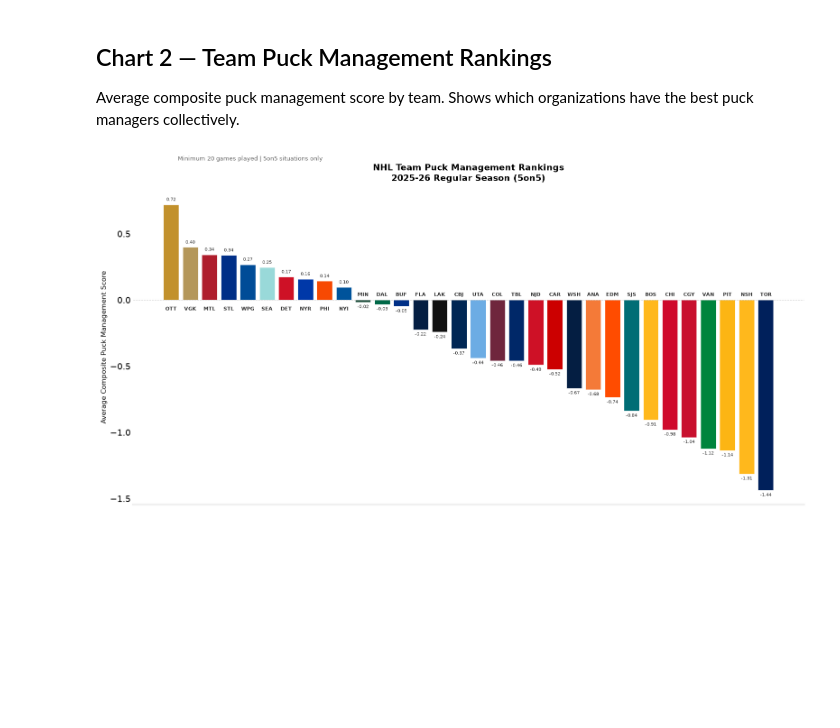
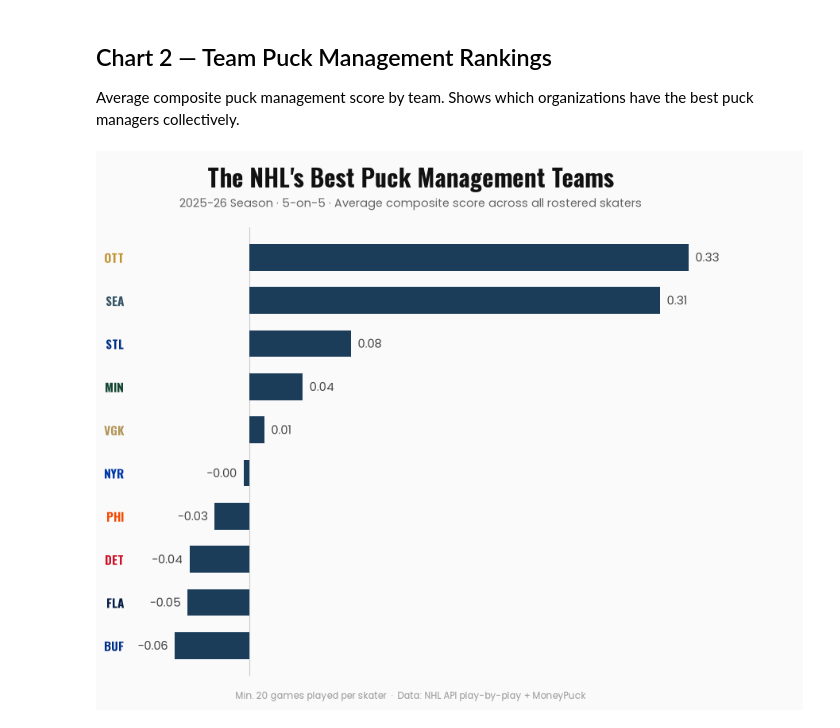
Before and after one commit to zakiaslam22/nhl-puck-management, a Jupyter notebook: notebooks/04_visualizations.ipynb, the cells around one changed output. Drawn from its saved outputs; the diff is of its cells as text; code cells hidden in the pictures; blank space fills up the shorter version.

```diff
--- a/notebooks/04_visualizations.ipynb
+++ b/notebooks/04_visualizations.ipynb
@@ -88,54 +114,64 @@ plt.show()
 Average composite puck management score by team. Shows which
 organizations have the best puck managers collectively.
 # %%
-# Average composite score by team
+team_colors = {
+    'ANA': '#F47A38', 'BOS': '#FFB81C', 'BUF': '#003087', 'CGY': '#C8102E',
+    'CAR': '#CC0000', 'CHI': '#CF0A2C', 'COL': '#6F263D', 'CBJ': '#002654',
+    'DAL': '#006847', 'DET': '#CE1126', 'EDM': '#FF4C00', 'FLA': '#041E42',
+    'LAK': '#111111', 'MIN': '#154734', 'MTL': '#AF1E2D', 'NSH': '#FFB81C',
+    'NJD': '#CE1126', 'NYI': '#00539B', 'NYR': '#0038A8', 'OTT': '#C2912C',
+    'PHI': '#F74902', 'PIT': '#FCB514', 'STL': '#002F87', 'SJS': '#006D75',
+    'SEA': '#355464', 'TBL': '#002868', 'TOR': '#00205B', 'UTA': '#6CACE4',
+    'VAN': '#00843D', 'VGK': '#B4975A', 'WSH': '#041E42', 'WPG': '#004C97',
+}
+
+BAR_COLOR = '#1C3D5A'
+BG = '#FAFAFA'
+
 team_rankings = final_rankings.groupby('team').agg(
     avg_score=('composite_score', 'mean'),
     num_players=('composite_score', 'count')
-).reset_index().sort_values('avg_score', ascending=False)
+).reset_index().sort_values('avg_score', ascending=False).head(10)
+team_rankings = team_rankings.iloc[::-1]
 
-bar_colors = [team_colors.get(team, '#333333') for team in team_rankings['team']]
+fig, ax = plt.subplots(figsize=(10, 7))
+fig.patch.set_facecolor(BG)
+ax.set_facecolor(BG)
 
-fig, ax = plt.subplots(figsize=(16, 8))
-fig.patch.set_facecolor('white')
-ax.set_facecolor('white')
+y_pos = np.arange(len(team_rankings))
+ax.barh(y_pos, team_rankings['avg_score'], color=BAR_COLOR, height=0.62, zorder=3)
 
-bars = ax.bar(range(len(team_rankings)), team_rankings['avg_score'],
-              color=bar_colors, edgecolor='white', linewidth=0.5)
+x_min = min(team_rankings['avg_score'].min(), 0) - 0.03
+x_max = team_rankings['avg_score'].max() + 0.08
+ax.set_xlim(x_min, x_max)
 
-# Team labels and scores
-for i, (bar, val, team) in enumerate(zip(bars, team_rankings['avg_score'], team_rankings['team'])):
-    if val >= 0:
-        # Score above bar
-        ax.text(i, val + 0.02, f'{val:.2f}', ha='center', va='bottom',
-                fontsize=7, color='#333333')
-        # Team label below x axis
-        ax.text(i, -0.05, team, ha='center', va='top',
-                fontsize=8, color='#333333', fontweight='bold')
-    else:
-        # Score below bar
-        ax.text(i, val - 0.02, f'{val:.2f}', ha='center', va='top',
-                fontsize=7, color='#333333')
-        # Team label above x axis
-        ax.text(i, 0.02, team, ha='center', va='bottom',
-                fontsize=8, color='#333333', fontweight='bold')
+for i, val in enumerate(team_rankings['avg_score']):
+    ha = 'left' if val >= 0 else 'right'
+    offset = 0.005 if val >= 0 else -0.005
+    ax.text(val + offset, i, f'{val:.2f}', va='center', ha=ha, fontsize=10.5, color='#444444', fontproperties=BODY_FONT)
 
+for i, (idx, row) in enumerate(team_rankings.iterrows()):
+    team_color = team_colors.get(row['team'], '#888888')
+    ax.text(x_min - 0.008, i, row['team'], va='center', ha='right',
+            fontsize=11, color=team_color, fontproperties=TITLE_FONT)
+
+ax.axvline(x=0, color='#CCCCCC', linewidth=0.8, zorder=1)
+
+ax.set_yticks([])
+ax.set_ylim(-0.7, len(team_rankings)-0.3)
 ax.set_xticks([])
-ax.set_ylabel('Average Composite Puck Management Score', fontsize=11)
-ax.set_title('NHL Team Puck Management Rankings\n2025-26 Regular Season (5on5)',
-             fontsize=14, fontweight='bold', pad=15)
+for spine in ax.spines.values():
+    spine.set_visible(False)
 
-ax.grid(False)
-ax.spines['top'].set_visible(False)
-ax.spines['right'].set_visible(False)
-ax.spines['left'].set_visible(False)
-ax.axhline(y=0, color='#cccccc', linestyle='--', linewidth=0.8)
+fig.text(0.5, 0.94, "The NHL's Best Puck Management Teams", fontsize=22, color='#111111',
+          ha='center', fontproperties=TITLE_FONT)
+fig.text(0.5, 0.905, '2025-26 Season · 5-on-5 · Average composite score across all rostered skaters',
+          fontsize=10.5, color='#666666', ha='center', fontproperties=BODY_FONT)
+fig.text(0.5, 0.02, 'Min. 20 games played per skater  ·  Data: NHL API play-by-play + MoneyPuck',
+          fontsize=8.5, color='#999999', ha='center', fontproperties=BODY_FONT)
 
-fig.text(0.12, 0.98, 'Minimum 20 games played | 5on5 situations only',
-         fontsize=9, color='#666666')
-
-plt.tight_layout()
-plt.savefig('../outputs/team_puck_management.png', dpi=300, bbox_inches='tight')
+plt.tight_layout(rect=[0.1, 0.04, 1, 0.89])
+plt.savefig('../outputs/team_top10_puck_management.png', dpi=300, bbox_inches='tight', facecolor=BG)
 plt.show()
 # %% [output]
-[figure, old version]
+[figure, new version]
```
Also changed, not shown: parts of 3 cells of this notebook, 16 other files.
